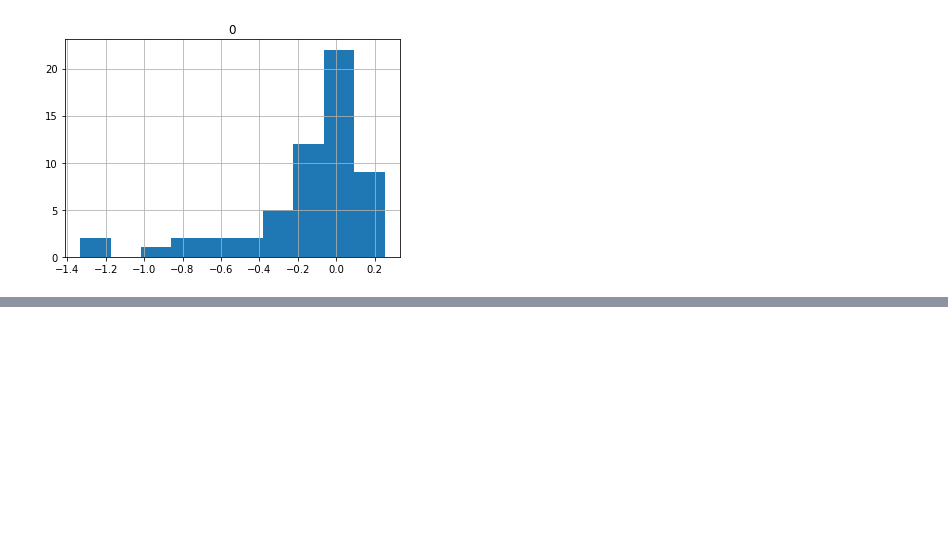
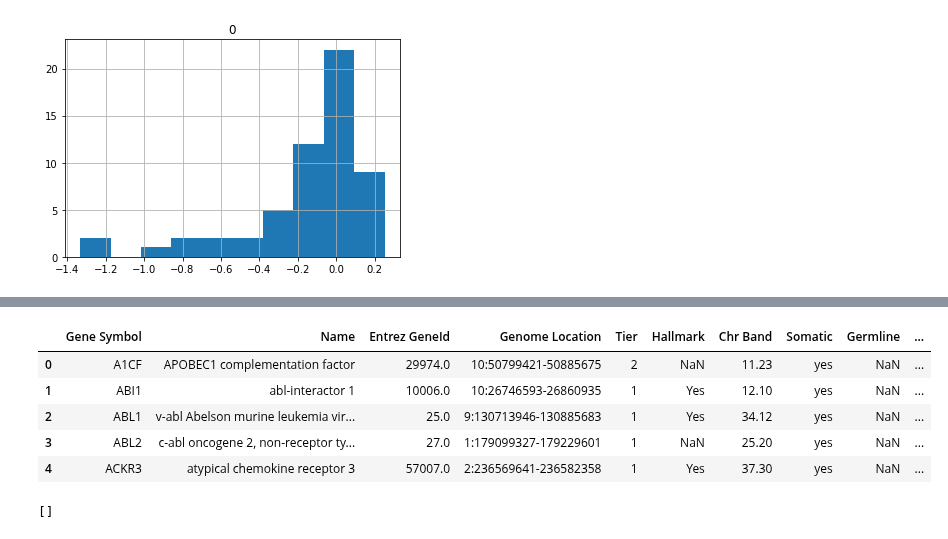
Before and after one commit to lannwal/projectlab, a Jupyter notebook: DataDash.ipynb, the cells around one changed output, grey strips where cells are left out. Drawn from its saved outputs; the diff is of its cells as text; code cells hidden in the pictures; blank space fills up the shorter version.

```diff
--- a/DataDash.ipynb
+++ b/DataDash.ipynb
@@ -1746,0 +1808,15 @@ plt.show()
+# %%
+sang = pd.read_csv("/home/annerer/Downloads/Census_allFriJan151450372021.csv",sep=',')
+# %%
+sang.head()
+# %% [output]
+|  | Gene Symbol | Name | Entrez GeneId | Genome Location | Tier | Hallmark | Chr Band | Somatic | Germline | ... |
+| 0 | A1CF | APOBEC1 complementation factor | 29974.0 | 10:50799421-50885675 | 2 | NaN | 11.23 | yes | NaN | ... |
+| 1 | ABI1 | abl-interactor 1 | 10006.0 | 10:26746593-26860935 | 1 | Yes | 12.10 | yes | NaN | ... |
+| 2 | ABL1 | v-abl Abelson murine leukemia vir... | 25.0 | 9:130713946-130885683 | 1 | Yes | 34.12 | yes | NaN | ... |
+| 3 | ABL2 | c-abl oncogene 2, non-receptor ty... | 27.0 | 1:179099327-179229601 | 1 | NaN | 25.20 | yes | NaN | ... |
+| 4 | ACKR3 | atypical chemokine receptor 3 | 57007.0 | 2:236569641-236582358 | 1 | Yes | 37.30 | yes | NaN | ... |
+# %%
+[x for x in sanger_list['Gene Symbol'] if x == 'TSG' ]
+# %% [output]
+[]
```
Also changed, not shown: parts of 34 cells of this notebook.
